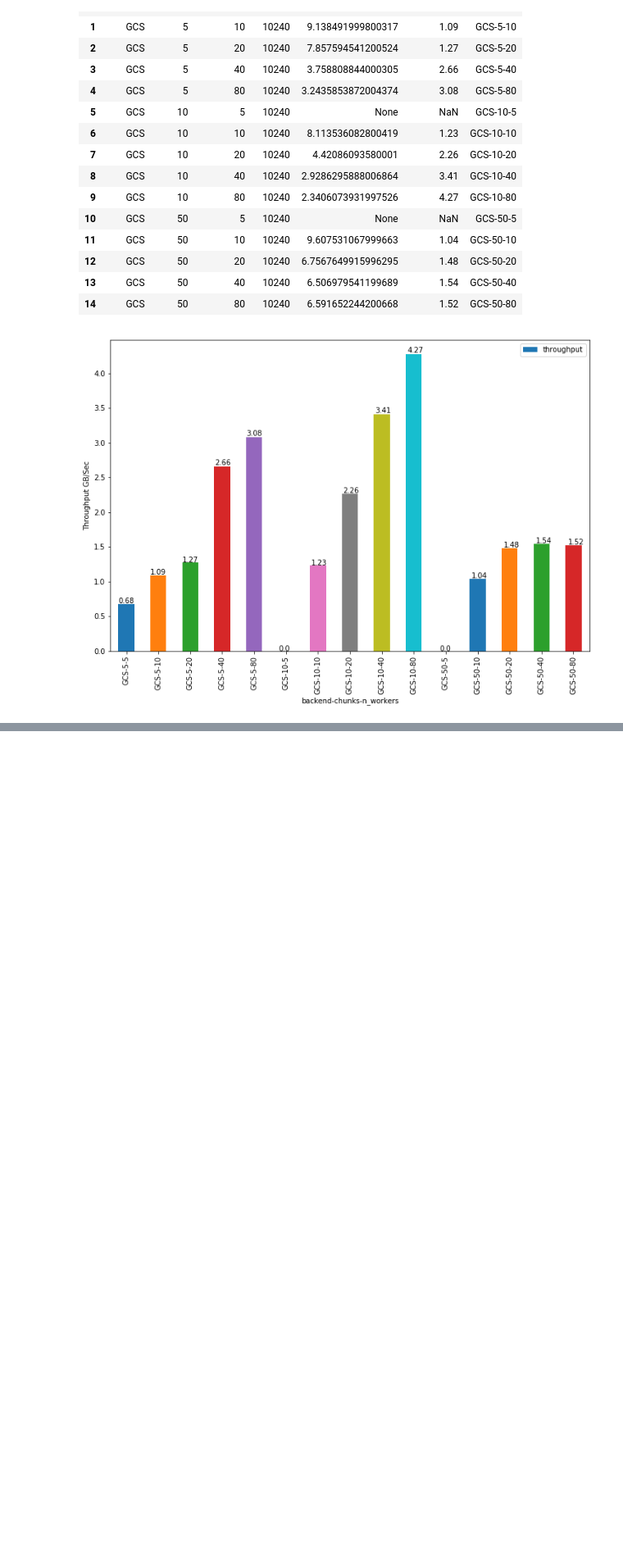
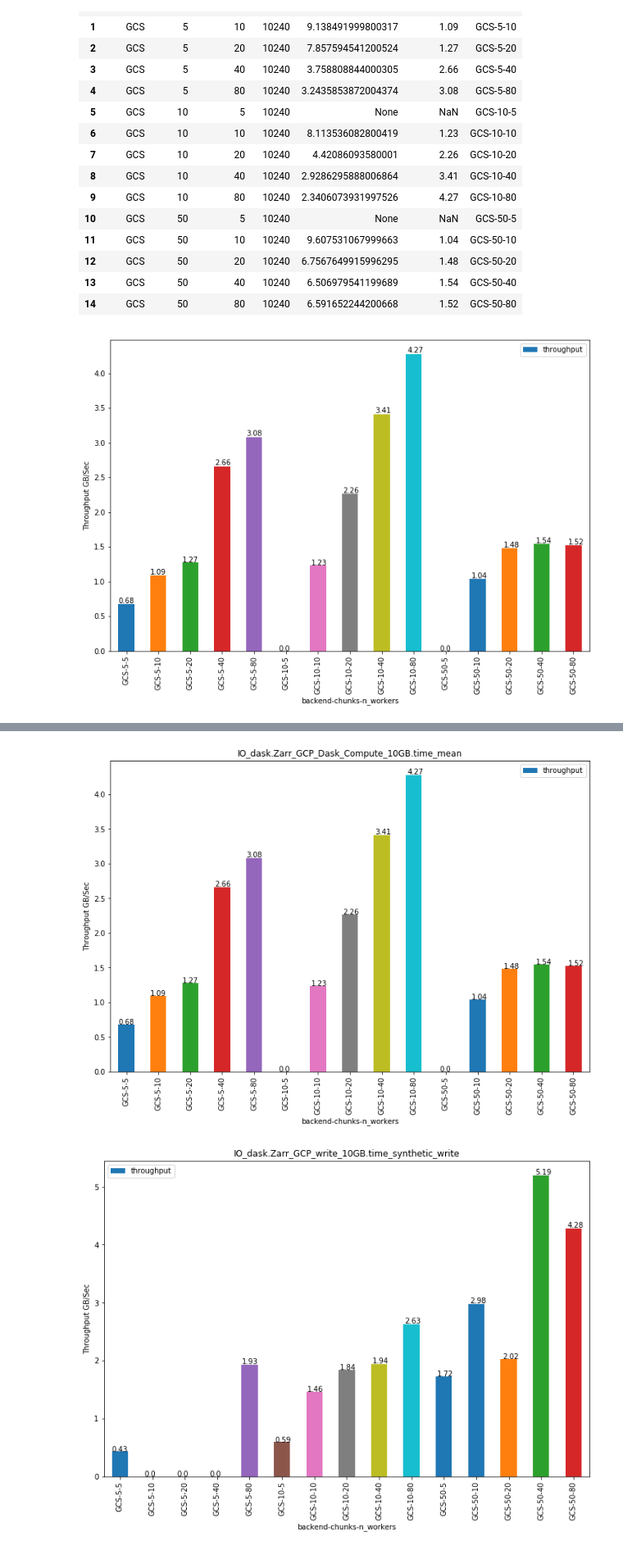
Before and after one commit to pangeo-data/storage-benchmarks, a Jupyter notebook: jupyter/throughput_reports.ipynb, the cells around one changed output, grey strips where cells are left out. Shown at 82% size. Drawn from its saved outputs; the diff is of its cells as text; code cells hidden in the pictures; blank space fills up the shorter version.

Commit message:
Added a looping function to go through a bunch of tests at once for reports.

```diff
--- a/jupyter/throughput_reports.ipynb
+++ b/jupyter/throughput_reports.ipynb
@@ -148,0 +166,46 @@ for p in fig_tab_plot.patches:
+# %%
+# Do this in a loop
+# Tests we have
+for key, value in gcp_results['results'].items():
+    isDaskTest = re.match(r'IO_dask*', key)
+    if isDaskTest:
+        test_results = gcp_results["results"][key]
+
+        k# Create header
+        dataframe_str = 'backend,chunks,n_workers,MBytes,time,throughput\n'
+
+        # Loop through params and get results in csv form
+        # Loop through backends
+        r_ind = 0
+        for i, backend in enumerate(gcp_results["results"]\
+                                    [key]['params'][0]):
+            for j, chunks in enumerate(gcp_results["results"]\
+                                       [key]['params'][1]):
+                for k, n_workers in enumerate(gcp_results["results"]\
+                                    [key]['params'][2]):
+                        this_result = gcp_results["results"]\
+                                      [key]['result'][r_ind]
+                        # Calculate throughput, if valid
+                        throughput = np.nan
+                        if this_result:
+                            throughput = np.round(10.0 / this_result, 2)
+                        dataframe_str += ('%s,%s,%s,10240,%s,%s\n' % (backend.replace('\'', ''), chunks, n_workers,
+                                                                      this_result, throughput))
+                        r_ind += 1
+        DF_HEAD = "backend,chunks,n_workers,MBytes,time,throughput"
+        TESTDATA = StringIO("""%s""" % dataframe_str)
+
+        df = pd.read_csv(TESTDATA, sep=",")
+        df = df.sort_values(['backend', 'chunks', 'n_workers'])
+        df['config'] = df.backend.str.cat(df.chunks.astype(str), sep='-').str.cat(df.n_workers.astype(str), sep='-')
+        fig_tab = df[['config', 'throughput']]
+        fig_tab_plot = fig_tab.plot(kind='bar', x='config', y='throughput')
+        fig_tab_plot.set_xlabel("backend-chunks-n_workers")
+        fig_tab_plot.set_ylabel("Throughput GB/Sec")
+        fig_tab_plot.set_title(key)
+
+        for p in fig_tab_plot.patches:
+            fig_tab_plot.annotate(str(p.get_height()), (p.get_x() * 1.005, p.get_height() * 1.005))
+# %% [output]
+[figure, added]
+[figure, added]
```
Also changed, not shown: parts of 3 cells of this notebook.
